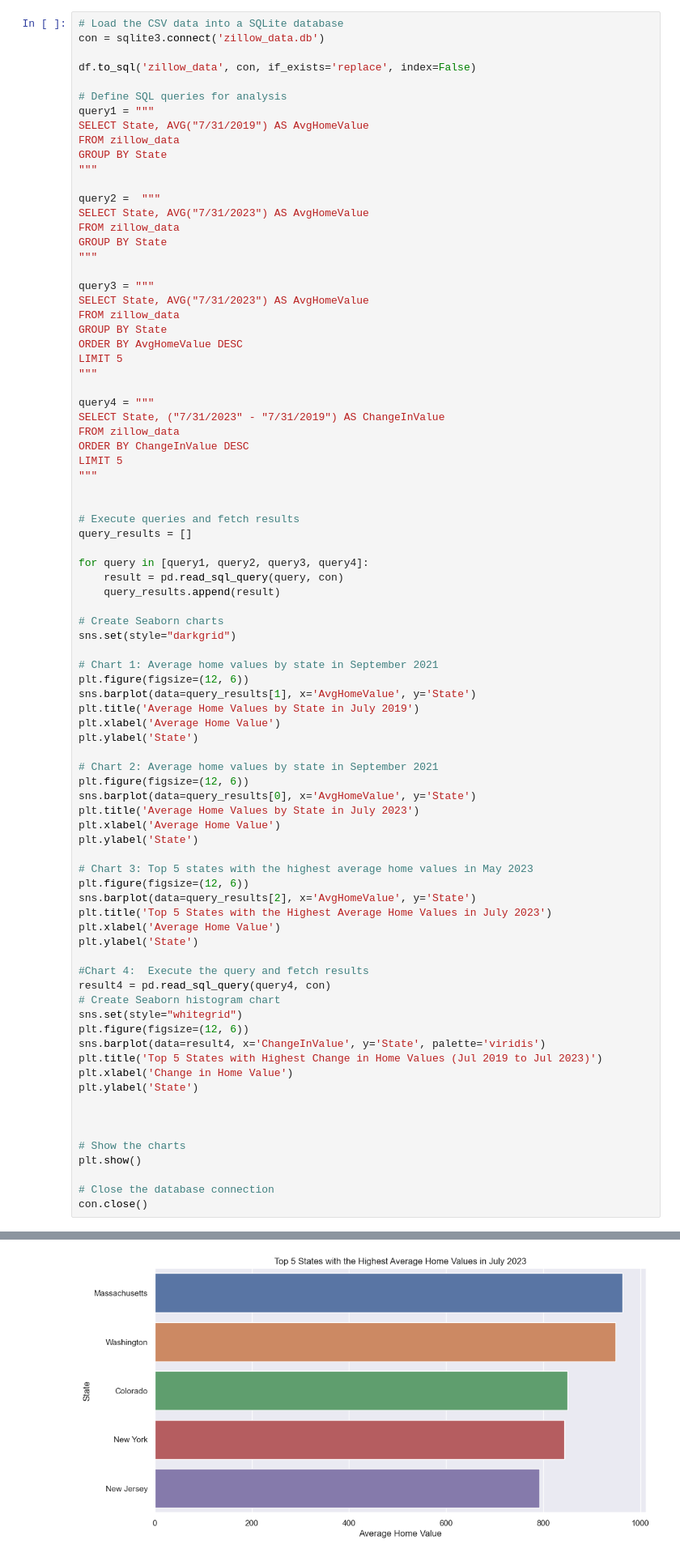
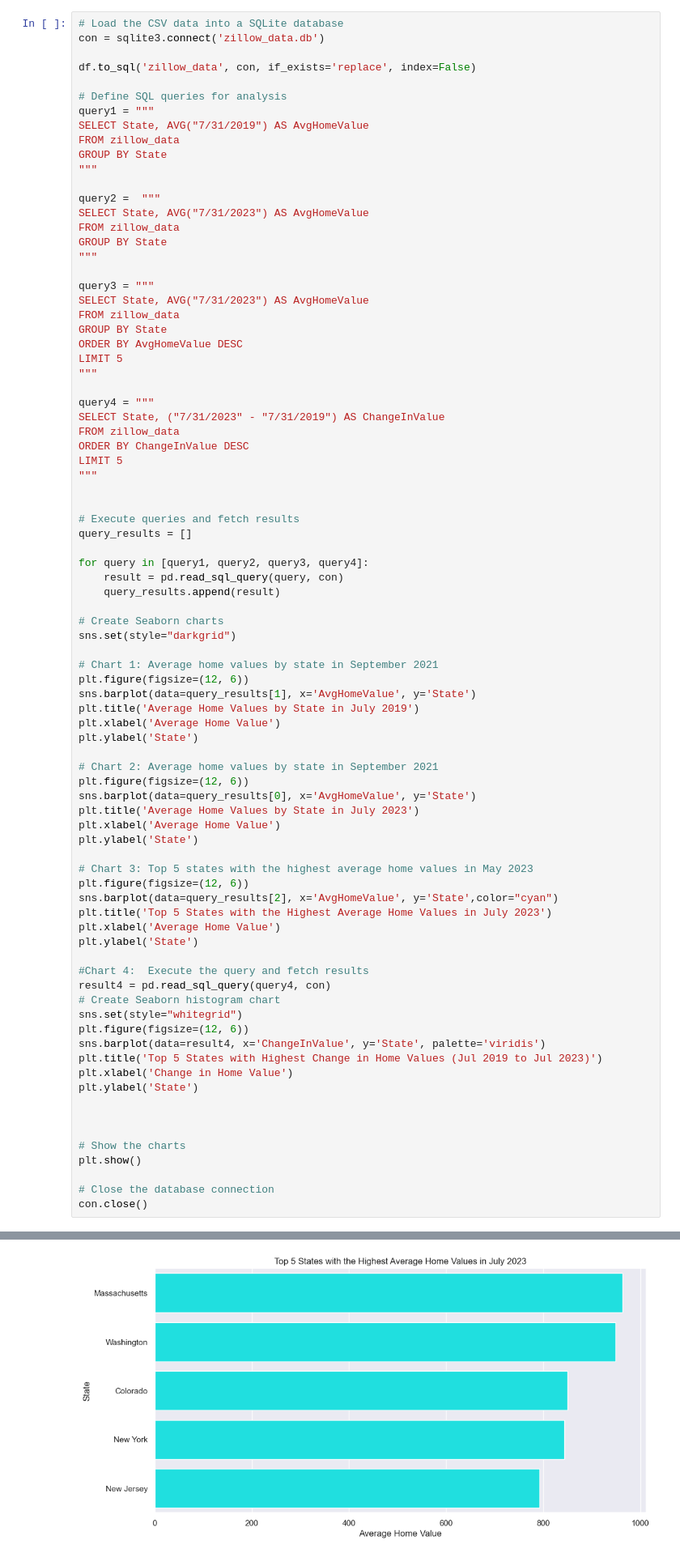
Before and after one commit to guzmanwolfrank/Data, a Jupyter notebook: SQL Zillow/ZillowProject.ipynb, the cells around one changed output, grey strips where cells are left out. Shown at 81% size. Saved outputs shown, nothing was run; the diff lists cells and outputs as text.

```diff
--- a/SQL Zillow/ZillowProject.ipynb
+++ b/SQL Zillow/ZillowProject.ipynb
@@ -135,33 +135,33 @@ sns.barplot(data=query_results[0], x='AvgHomeValue', y='State')
 plt.title('Average Home Values by State in July 2023')
 plt.xlabel('Average Home Value')
 plt.ylabel('State')
 
 # Chart 3: Top 5 states with the highest average home values in May 2023
 plt.figure(figsize=(12, 6))
-sns.barplot(data=query_results[2], x='AvgHomeValue', y='State')
+sns.barplot(data=query_results[2], x='AvgHomeValue', y='State',color="cyan")
 plt.title('Top 5 States with the Highest Average Home Values in July 2023')
 plt.xlabel('Average Home Value')
 plt.ylabel('State')
 
 #Chart 4:  Execute the query and fetch results
 result4 = pd.read_sql_query(query4, con)
 # Create Seaborn histogram chart
 sns.set(style="whitegrid")
 plt.figure(figsize=(12, 6))
 sns.barplot(data=result4, x='ChangeInValue', y='State', palette='viridis')
 plt.title('Top 5 States with Highest Change in Home Values (Jul 2019 to Jul 2023)')
 plt.xlabel('Change in Home Value')
 plt.ylabel('State')
 
 
 
 # Show the charts
 plt.show()
 
 # Close the database connection
 con.close()
 # %% [output]
 [figure]
 [figure]
-[figure, old version]
+[figure, new version]
 [figure]
```
Also changed, not shown: parts of 1 cell of this notebook.
